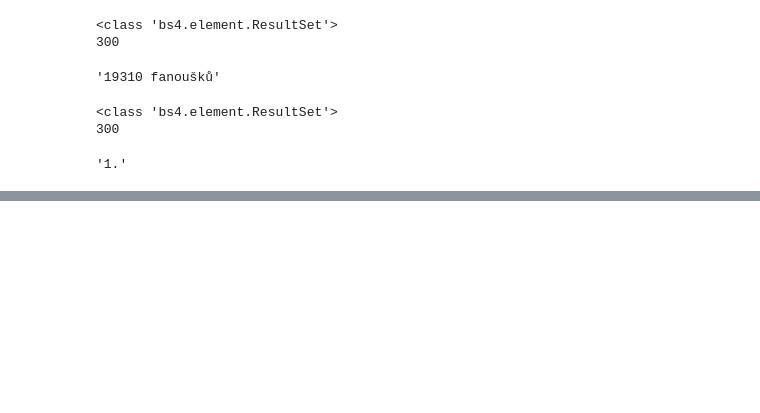
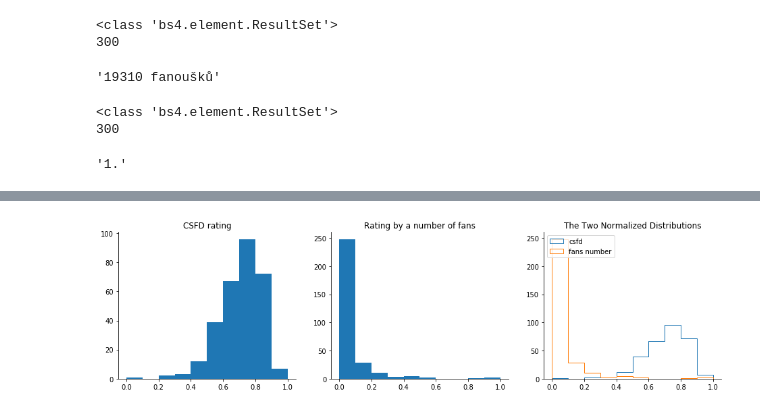
Before and after one commit to kaatta/Python_project, a Jupyter notebook: Project.ipynb, the cells around one changed output, grey strips where cells are left out. Cells and saved outputs as stored; diff of their text form; code cells hidden in the pictures; blank space fills up the shorter version.

```diff
--- a/Project.ipynb
+++ b/Project.ipynb
@@ -184,0 +239,2 @@ None
+# %%
+movie_ratings.loc[:, 'year'] = movie_ratings['year'].str[-5:-1].astype(int)
@@ -184,0 +248,3 @@ None
+# %%
+#removing 'fanoušků'
+movie_ratings.loc[:, 'fans number'] = movie_ratings['fans number'].str.strip('fanoušků')
@@ -184,0 +258,3 @@ None
+# %%
+#as integer
+movie_ratings.loc[:, 'fans number'] = movie_ratings['fans number'].astype(int)
@@ -184,0 +277,8 @@ None
+# %%
+#normalizing csfd rating and number of fans in order to compare distributions
+column_names_to_normalize = ['fans number', 'csfd']
+x = movie_ratings[column_names_to_normalize].values
+min_max_scaler = preprocessing.MinMaxScaler()
+x_scaled = min_max_scaler.fit_transform(x)
+movie_ratings_temp = pd.DataFrame(x_scaled, columns=column_names_to_normalize, index = movie_ratings.index)
+movie_ratings[column_names_to_normalize] = movie_ratings_temp
@@ -184,0 +308,22 @@ None
+# %%
+fig, axes = plt.subplots(nrows = 1, ncols = 3, figsize = (16,4))
+ax1, ax2, ax3 = fig.axes
+
+ax1.hist(movie_ratings['csfd'], bins = 10, range = (0,1)) # bin range = 1
+ax1.set_title('CSFD rating')
+
+ax2.hist(movie_ratings['fans number'], bins = 10, range = (0,1)) # bin range = 10
+ax2.set_title('Rating by a number of fans')
+
+ax3.hist(movie_ratings['csfd'], bins = 10, range = (0,1), histtype = 'step')
+ax3.hist(movie_ratings['fans number'], bins = 10, range = (0,1), histtype = 'step')
+ax3.legend(loc = 'upper left')
+ax3.set_title('The Two Normalized Distributions')
+
+for ax in fig.axes:
+    ax.spines['top'].set_visible(False)
+    ax.spines['right'].set_visible(False)
+
+plt.show()
+# %% [output]
+[figure, added]
```
Also changed, not shown: parts of 23 cells of this notebook.
